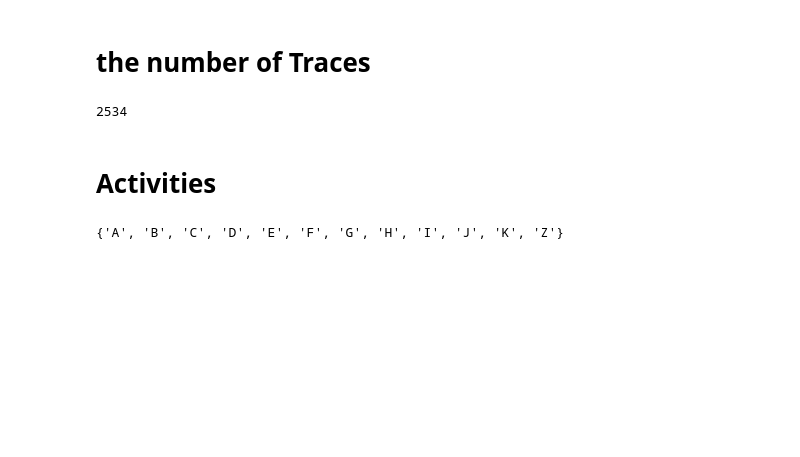
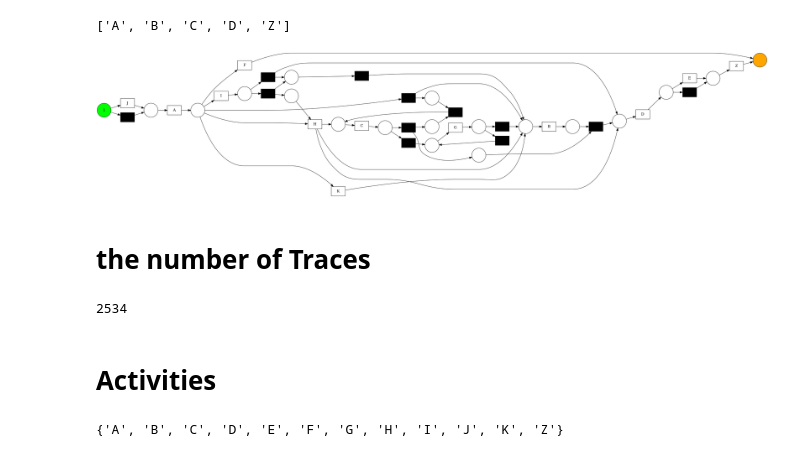
Before and after one commit to bbk0529/seminar_ML_application, a Jupyter notebook: EXPERIMENTAL.ipynb, the cells around one changed output. Saved outputs shown, nothing was run; the diff lists cells and outputs as text; code cells hidden in the pictures; blank space fills up the shorter version.

```diff
--- a/EXPERIMENTAL.ipynb
+++ b/EXPERIMENTAL.ipynb
@@ -78,3 +174,12 @@ variants_count
+# %%
+VARIANT[0].split(',')
+# %% [output]
+['A', 'B', 'C', 'D', 'Z']
+# %%
+gviz = pn_visualizer.apply(net, im, fm)
+pn_visualizer.view(gviz)
+# %% [output]
+[figure, added]
 # %% [markdown]
 # the number of Traces
 # %%
```
Also changed, not shown: parts of 36 cells of this notebook, 4 other files.
